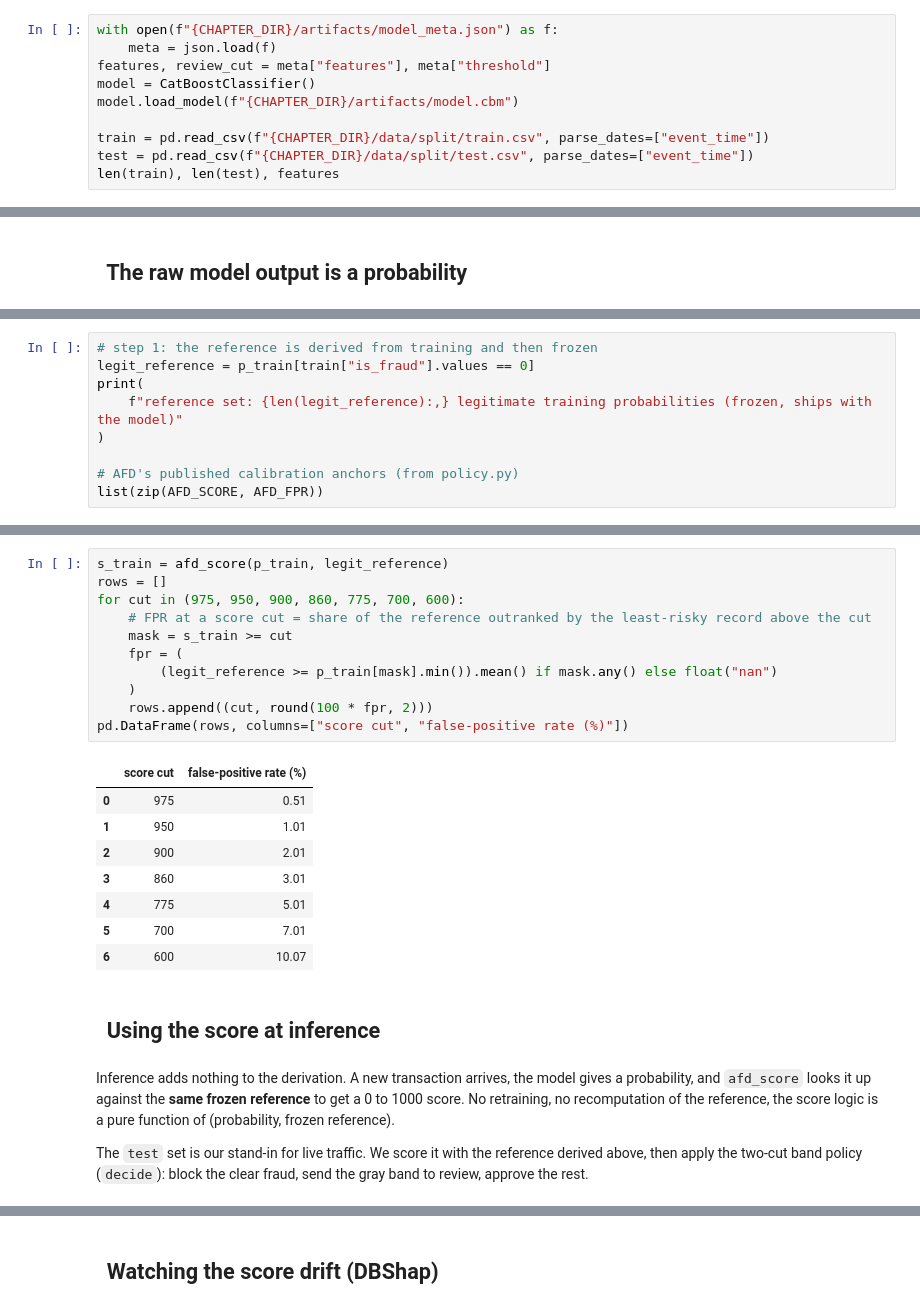
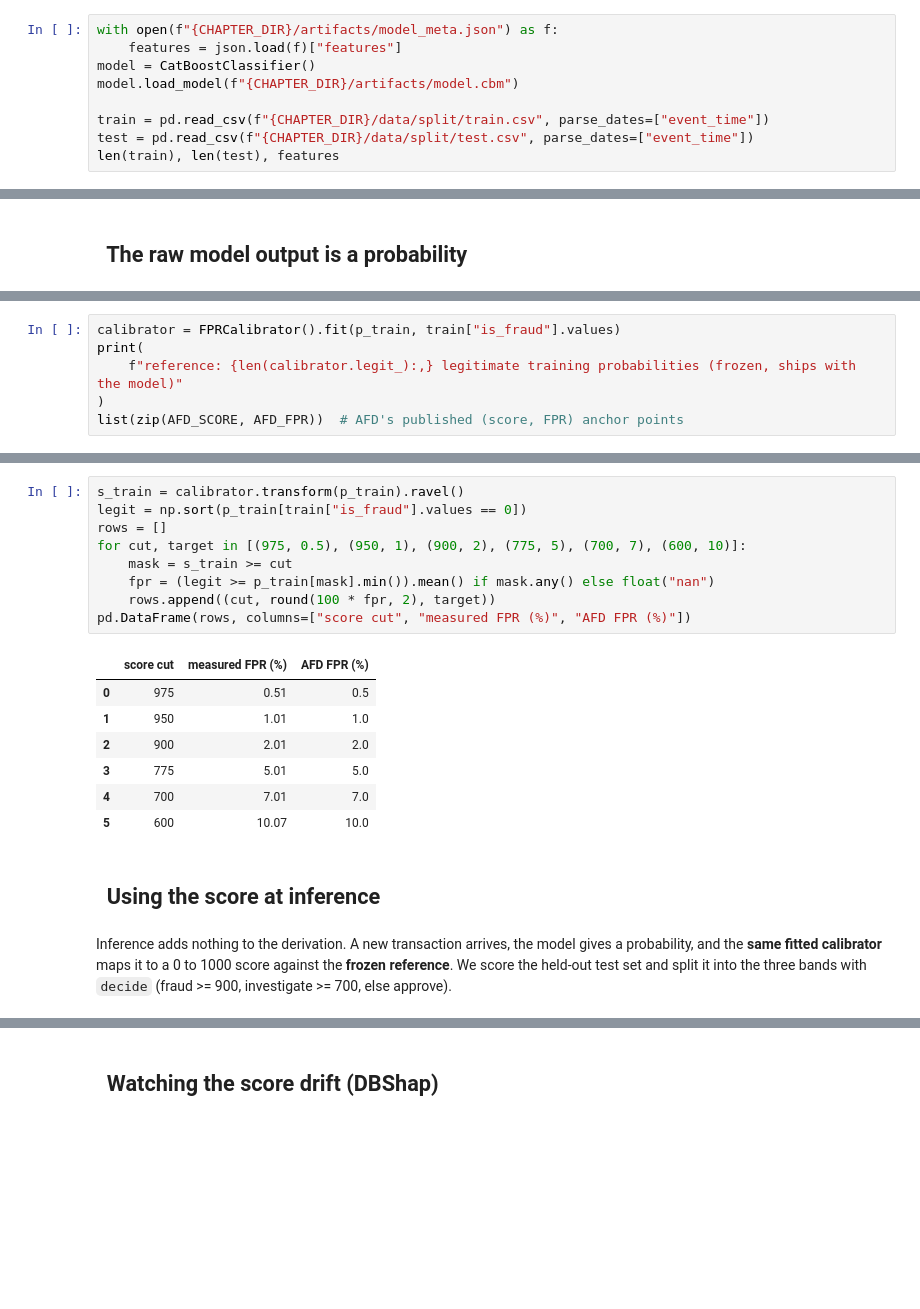
Before and after one commit to PacktPublishing/Developing-AI-ML-Solutions-on-AWS, a Jupyter notebook: code/ch-06-streaming-fraud/notebooks/score_and_drift.ipynb, the cells around one changed output, grey strips where cells are left out. Cells and saved outputs as stored; diff of their text form; blank space fills up the shorter version.

```diff
--- a/code/ch-06-streaming-fraud/notebooks/score_and_drift.ipynb
+++ b/code/ch-06-streaming-fraud/notebooks/score_and_drift.ipynb
@@ -38,8 +44,7 @@ pd.set_option("display.width", 100)
 Load the frozen model and the chronological split. `train.csv` is what the model learned on; `test.csv` is the held-out future it never saw, standing in for live traffic.
 # %%
 with open(f"{CHAPTER_DIR}/artifacts/model_meta.json") as f:
-    meta = json.load(f)
-features, review_cut = meta["features"], meta["threshold"]
+    features = json.load(f)["features"]
 model = CatBoostClassifier()
 model.load_model(f"{CHAPTER_DIR}/artifacts/model.cbm")
 
@@ -91,10 +96,7 @@ Here is the derivation, and the point to hold onto: **it happens once, on traini
 # %%
-# step 1: the reference is derived from training and then frozen
-legit_reference = p_train[train["is_fraud"].values == 0]
+calibrator = FPRCalibrator().fit(p_train, train["is_fraud"].values)
 print(
-    f"reference set: {len(legit_reference):,} legitimate training probabilities (frozen, ships with the model)"
+    f"reference: {len(calibrator.legit_):,} legitimate training probabilities (frozen, ships with the model)"
 )
-
-# AFD's published calibration anchors (from policy.py)
-list(zip(AFD_SCORE, AFD_FPR))
+list(zip(AFD_SCORE, AFD_FPR))  # AFD's published (score, FPR) anchor points
 # %% [output]
@@ -152,29 +139,24 @@ Sanity check on training data: scoring the training rows against their own refer
 # %%
-s_train = afd_score(p_train, legit_reference)
+s_train = calibrator.transform(p_train).ravel()
+legit = np.sort(p_train[train["is_fraud"].values == 0])
 rows = []
-for cut in (975, 950, 900, 860, 775, 700, 600):
-    # FPR at a score cut = share of the reference outranked by the least-risky record above the cut
+for cut, target in [(975, 0.5), (950, 1), (900, 2), (775, 5), (700, 7), (600, 10)]:
     mask = s_train >= cut
-    fpr = (
-        (legit_reference >= p_train[mask].min()).mean() if mask.any() else float("nan")
-    )
-    rows.append((cut, round(100 * fpr, 2)))
-pd.DataFrame(rows, columns=["score cut", "false-positive rate (%)"])
+    fpr = (legit >= p_train[mask].min()).mean() if mask.any() else float("nan")
+    rows.append((cut, round(100 * fpr, 2), target))
+pd.DataFrame(rows, columns=["score cut", "measured FPR (%)", "AFD FPR (%)"])
 # %% [output]
-|  | score cut | false-positive rate (%) |
-| 0 | 975 | 0.51 |
-| 1 | 950 | 1.01 |
-| 2 | 900 | 2.01 |
-| 3 | 860 | 3.01 |
-| 4 | 775 | 5.01 |
-| 5 | 700 | 7.01 |
-| 6 | 600 | 10.07 |
+|  | score cut | measured FPR (%) | AFD FPR (%) |
+| 0 | 975 | 0.51 | 0.5 |
+| 1 | 950 | 1.01 | 1.0 |
+| 2 | 900 | 2.01 | 2.0 |
+| 3 | 775 | 5.01 | 5.0 |
+| 4 | 700 | 7.01 | 7.0 |
+| 5 | 600 | 10.07 | 10.0 |
 # %% [markdown]
 <link rel="stylesheet" href="https://cdnjs.cloudflare.com/ajax/libs/font-awesome/5.15.3/css/all.min.css">
 
 <h2><i class="fas fa-bolt" style="color:#18ab4b"></i>&nbsp; Using the score at inference</h2>
 # %% [markdown]
-Inference adds nothing to the derivation. A new transaction arrives, the model gives a probability, and `afd_score` looks it up against the **same frozen reference** to get a 0 to 1000 score. No retraining, no recomputation of the reference, the score logic is a pure function of (probability, frozen reference).
-
-The `test` set is our stand-in for live traffic. We score it with the reference derived above, then apply the two-cut band policy (`decide`): block the clear fraud, send the gray band to review, approve the rest.
+Inference adds nothing to the derivation. A new transaction arrives, the model gives a probability, and the **same fitted calibrator** maps it to a 0 to 1000 score against the **frozen reference**. We score the held-out test set and split it into the three bands with `decide` (fraud >= 900, investigate >= 700, else approve).
 # %%
```
Also changed, not shown: parts of 24 cells of this notebook, 12 other files.
